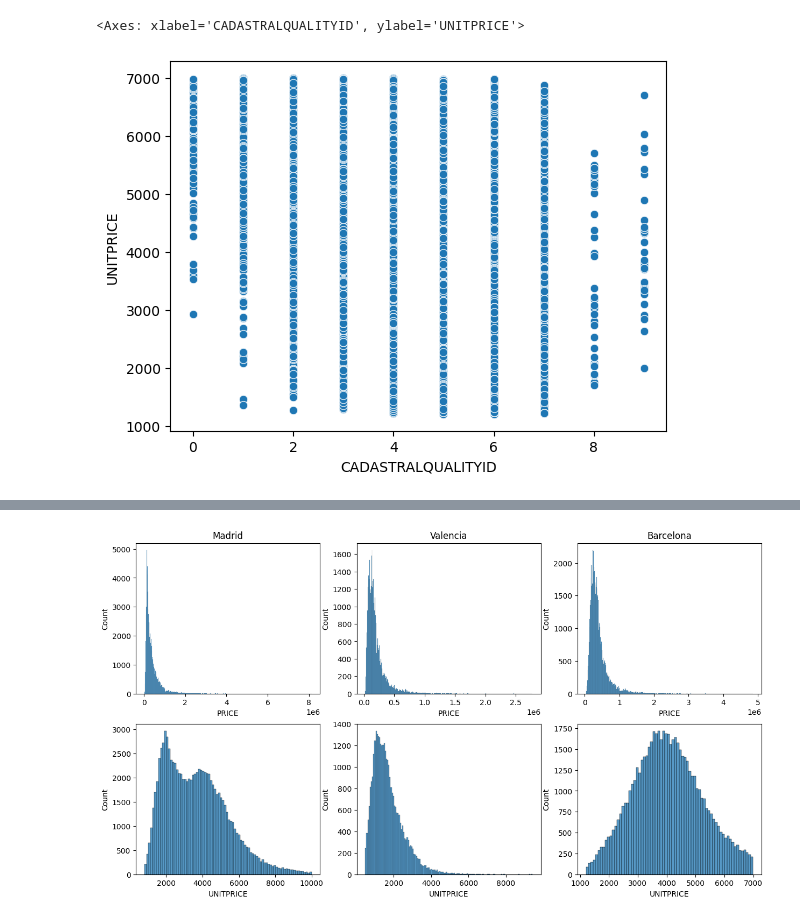
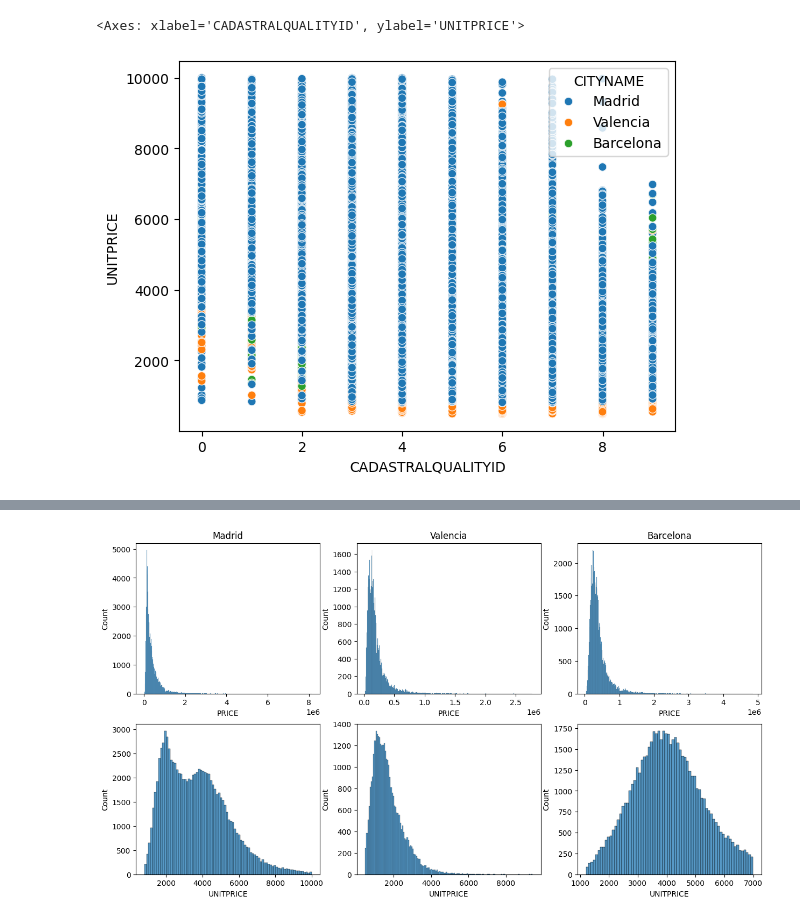
Before and after one commit to LucasDR140603/Proyecto-Idealista, a Jupyter notebook: 02_modelado_estadistico.ipynb, the cells around one changed output, grey strips where cells are left out. Saved outputs shown, nothing was run; the diff lists cells and outputs as text; code cells hidden in the pictures.

```diff
--- a/02_modelado_estadistico.ipynb
+++ b/02_modelado_estadistico.ipynb
@@ -48,9 +29,10 @@ Name: PRICE, Length: 500, dtype: int64
 # %%
 sns.scatterplot(
     x='CADASTRALQUALITYID',
     y='UNITPRICE',
-    data=df[df['CITYNAME']=='Barcelona']
+    hue='CITYNAME',
+    data=df
 )
 # %% [output]
 <Axes: xlabel='CADASTRALQUALITYID', ylabel='UNITPRICE'>
-[figure, old version]
+[figure, new version]
```
Also changed, not shown: parts of 18 cells of this notebook, 3 other files.
